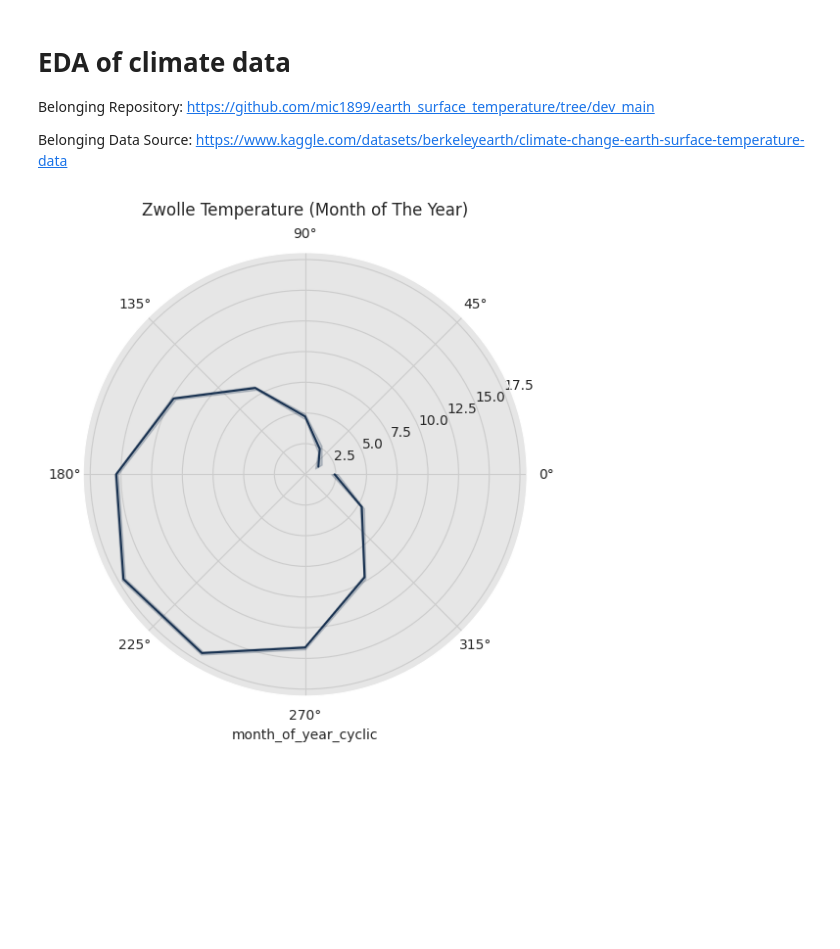
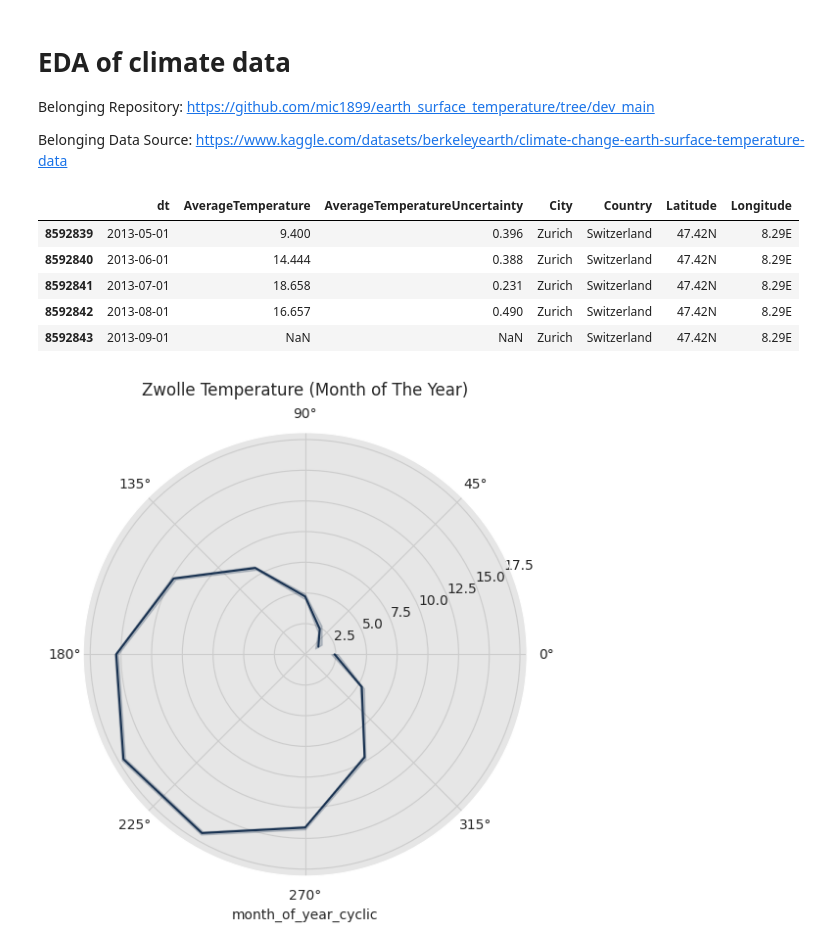
Before and after one commit to mic1899/earth_surface_temperature, a Jupyter notebook: EDA.ipynb, the cells around one changed output. Saved outputs shown, nothing was run; the diff lists cells and outputs as text; code cells hidden in the pictures; blank space fills up the shorter version.

```diff
--- a/EDA.ipynb
+++ b/EDA.ipynb
@@ -61,6 +69,16 @@ datasets = dict(zip(shorts,os.listdir(PATH)))
 i = shorts[0]
 df = pd.read_csv(PATH+datasets[i], delimiter=',')
 df.name = i
+# %%
+df.query("City == 'Zurich'").tail()
+#d.to_datetime(df['dt']).toordinal()
+# %% [output]
+|  | dt | AverageTemperature | AverageTemperatureUncertainty | City | Country | Latitude | Longitude |
+| 8592839 | 2013-05-01 | 9.400 | 0.396 | Zurich | Switzerland | 47.42N | 8.29E |
+| 8592840 | 2013-06-01 | 14.444 | 0.388 | Zurich | Switzerland | 47.42N | 8.29E |
+| 8592841 | 2013-07-01 | 18.658 | 0.231 | Zurich | Switzerland | 47.42N | 8.29E |
+| 8592842 | 2013-08-01 | 16.657 | 0.490 | Zurich | Switzerland | 47.42N | 8.29E |
+| 8592843 | 2013-09-01 | NaN | NaN | Zurich | Switzerland | 47.42N | 8.29E |
 # %%
 def time_conv(df):
     # Convert timestamp to datetime object
```
Also changed, not shown: parts of 10 cells of this notebook.
